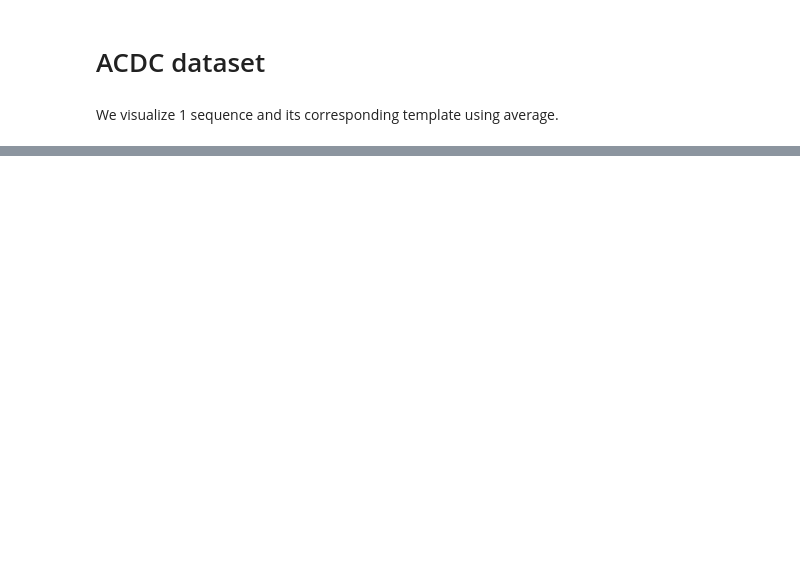
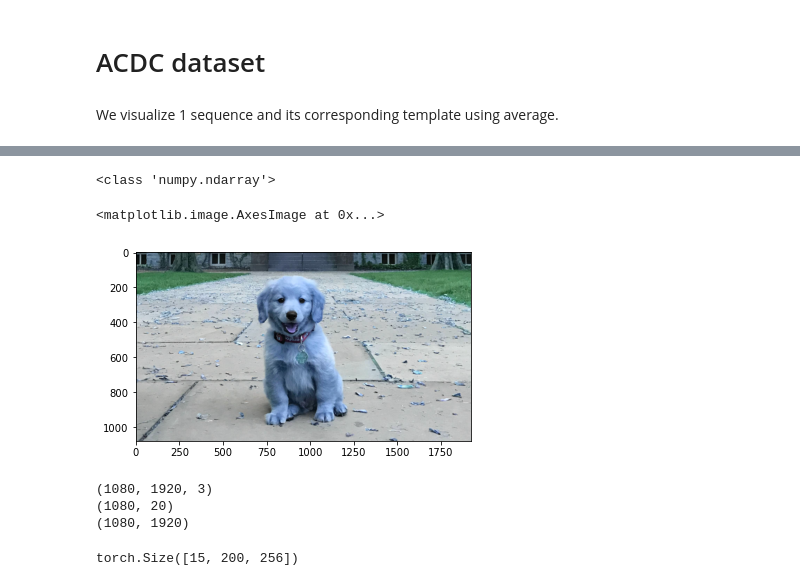
Before and after one commit to ManalHamdi/RAFT, a Jupyter notebook: core/DataVisualisation.ipynb, the cells around one changed output, grey strips where cells are left out. Cells and saved outputs as stored; diff of their text form; code cells hidden in the pictures; blank space fills up the shorter version.

```diff
--- a/core/DataVisualisation.ipynb
+++ b/core/DataVisualisation.ipynb
@@ -31,0 +89,9 @@ This is the corresponding template
+# %%
+img = cv2.imread('dog.jpeg') #you can use any image you want.
+
+print(type(img))
+plt.imshow(img)
+# %% [output]
+<class 'numpy.ndarray'>
+<matplotlib.image.AxesImage at 0x...>
+[figure, added]
@@ -31,0 +106,14 @@ This is the corresponding template
+# %%
+print(img.shape)
+print(red_transformed.shape)
+print(red_inverted.shape)
+# %% [output]
+(1080, 1920, 3)
+(1080, 20)
+(1080, 1920)
+# %%
+train_dataset = datasets.ACDCDataset("../datasets/ACDC_processed/", "training", max_seq_len=15)
+seq, template = train_dataset[150]
+print(seq.shape)
+# %% [output]
+torch.Size([15, 200, 256])
```
Also changed, not shown: parts of 24 cells of this notebook, 8 other files.
